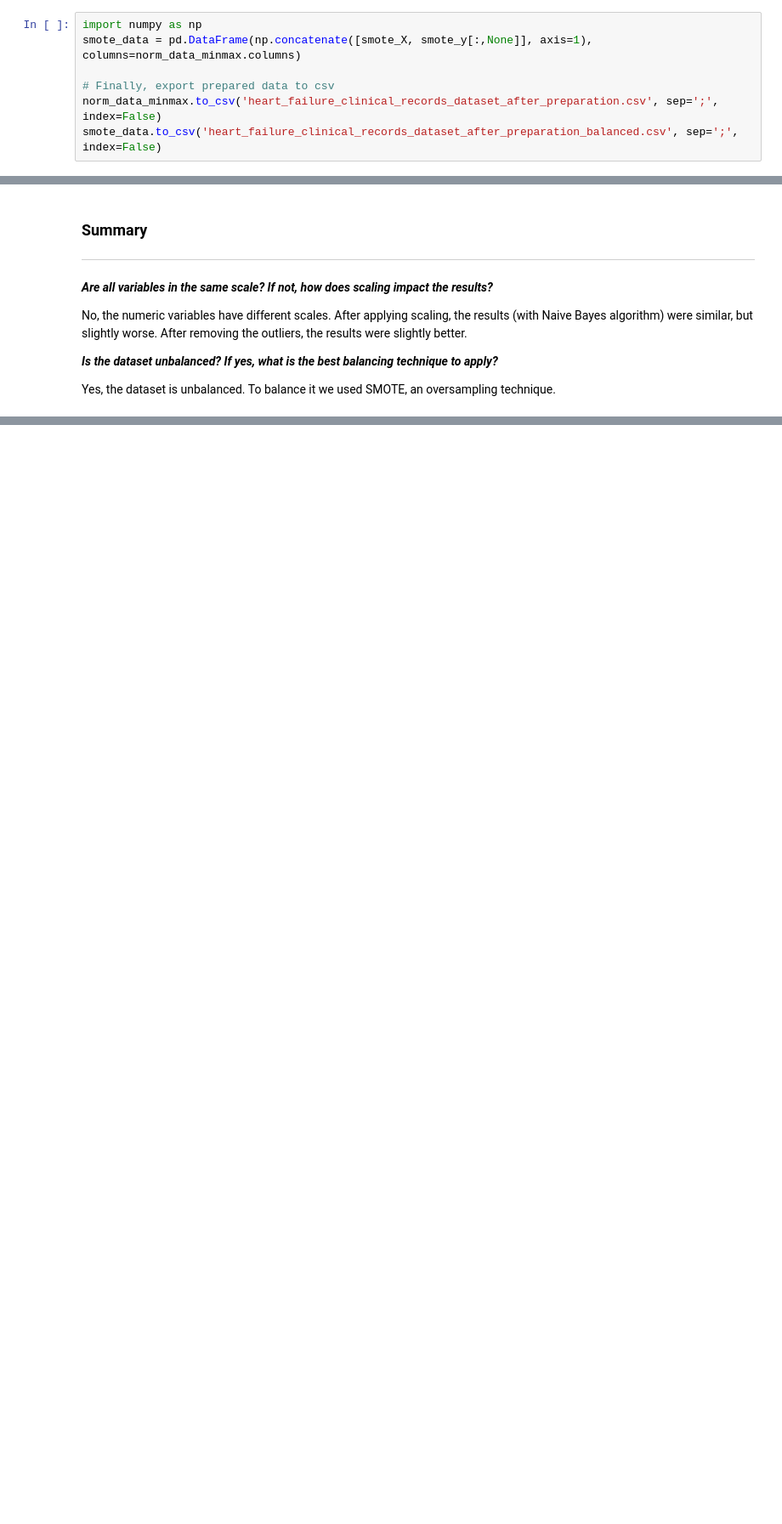
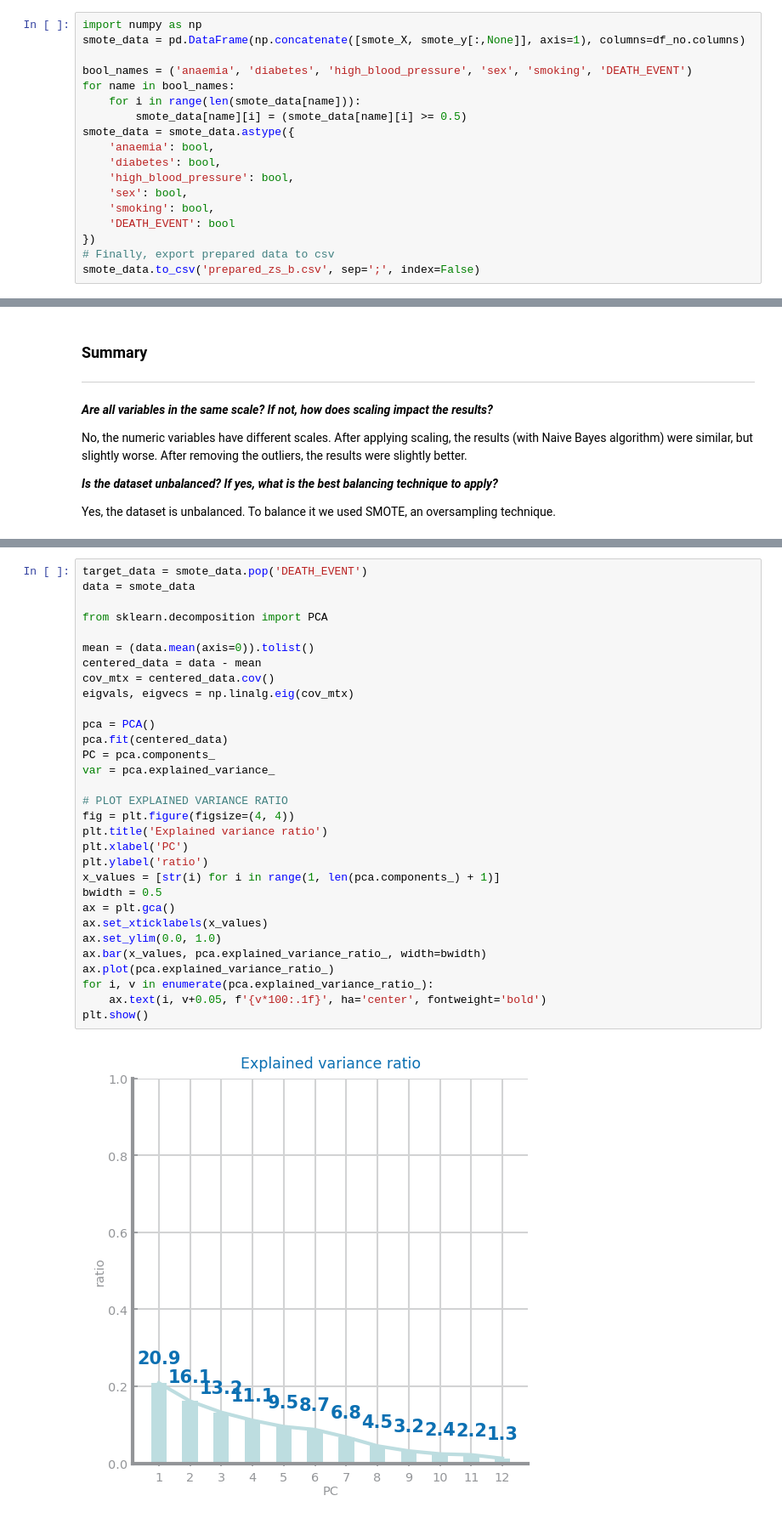
Before and after one commit to filipesousaist/ds_project, a Jupyter notebook: dataset1/Random Forests/2_DataPreparation.ipynb, the cells around one changed output, grey strips where cells are left out. Shown at 85% size. Saved outputs shown, nothing was run; the diff lists cells and outputs as text; blank space fills up the shorter version.

```diff
--- a/dataset1/Random Forests/2_DataPreparation.ipynb
+++ b/dataset1/Random Forests/2_DataPreparation.ipynb
@@ -123,7 +162,18 @@ plt.show()
 # %%
 import numpy as np
-smote_data = pd.DataFrame(np.concatenate([smote_X, smote_y[:,None]], axis=1), columns=norm_data_minmax.columns)
+smote_data = pd.DataFrame(np.concatenate([smote_X, smote_y[:,None]], axis=1), columns=df_no.columns)
 
+bool_names = ('anaemia', 'diabetes', 'high_blood_pressure', 'sex', 'smoking', 'DEATH_EVENT')
+for name in bool_names:
+    for i in range(len(smote_data[name])):
+        smote_data[name][i] = (smote_data[name][i] >= 0.5)
+smote_data = smote_data.astype({
+    'anaemia': bool,
+    'diabetes': bool,
+    'high_blood_pressure': bool,
+    'sex': bool,
+    'smoking': bool,
+    'DEATH_EVENT': bool
+})
 # Finally, export prepared data to csv
-norm_data_minmax.to_csv('heart_failure_clinical_records_dataset_after_preparation.csv', sep=';', index=False)
-smote_data.to_csv('heart_failure_clinical_records_dataset_after_preparation_balanced.csv', sep=';', index=False)
+smote_data.to_csv('prepared_zs_b.csv', sep=';', index=False)
@@ -215,0 +343,33 @@ Yes, the dataset is unbalanced. To balance it we used SMOTE, an oversampling tec
+# %%
+target_data = smote_data.pop('DEATH_EVENT')
+data = smote_data
+
+from sklearn.decomposition import PCA
+
+mean = (data.mean(axis=0)).tolist()
+centered_data = data - mean
+cov_mtx = centered_data.cov()
+eigvals, eigvecs = np.linalg.eig(cov_mtx)
+
+pca = PCA()
+pca.fit(centered_data)
+PC = pca.components_
+var = pca.explained_variance_
+
+# PLOT EXPLAINED VARIANCE RATIO
+fig = plt.figure(figsize=(4, 4))
+plt.title('Explained variance ratio')
+plt.xlabel('PC')
+plt.ylabel('ratio')
+x_values = [str(i) for i in range(1, len(pca.components_) + 1)]
+bwidth = 0.5
+ax = plt.gca()
+ax.set_xticklabels(x_values)
+ax.set_ylim(0.0, 1.0)
+ax.bar(x_values, pca.explained_variance_ratio_, width=bwidth)
+ax.plot(pca.explained_variance_ratio_)
+for i, v in enumerate(pca.explained_variance_ratio_):
+    ax.text(i, v+0.05, f'{v*100:.1f}', ha='center', fontweight='bold')
+plt.show()
+# %% [output]
+[figure, added]
```
Also changed, not shown: parts of 21 cells of this notebook, 42 other files.
